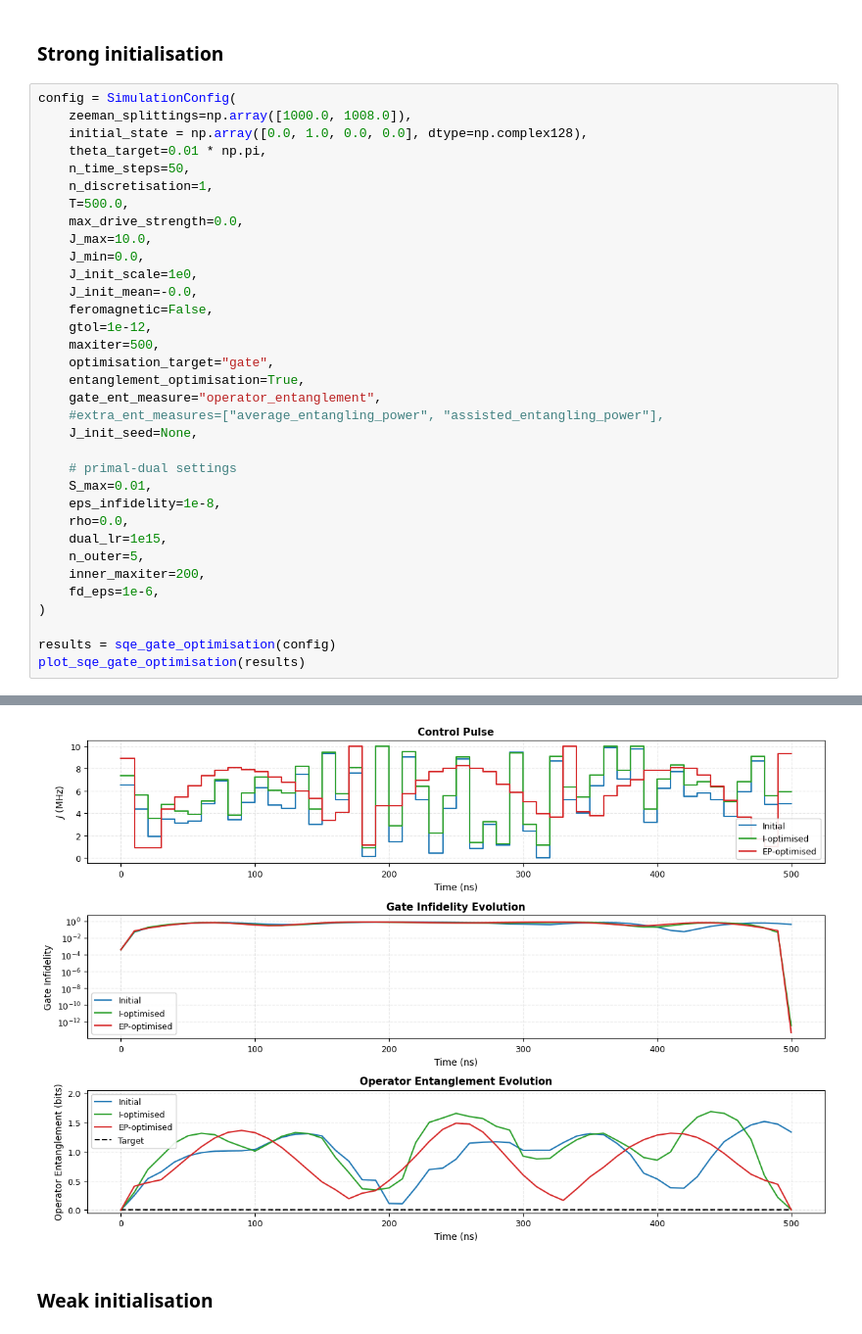
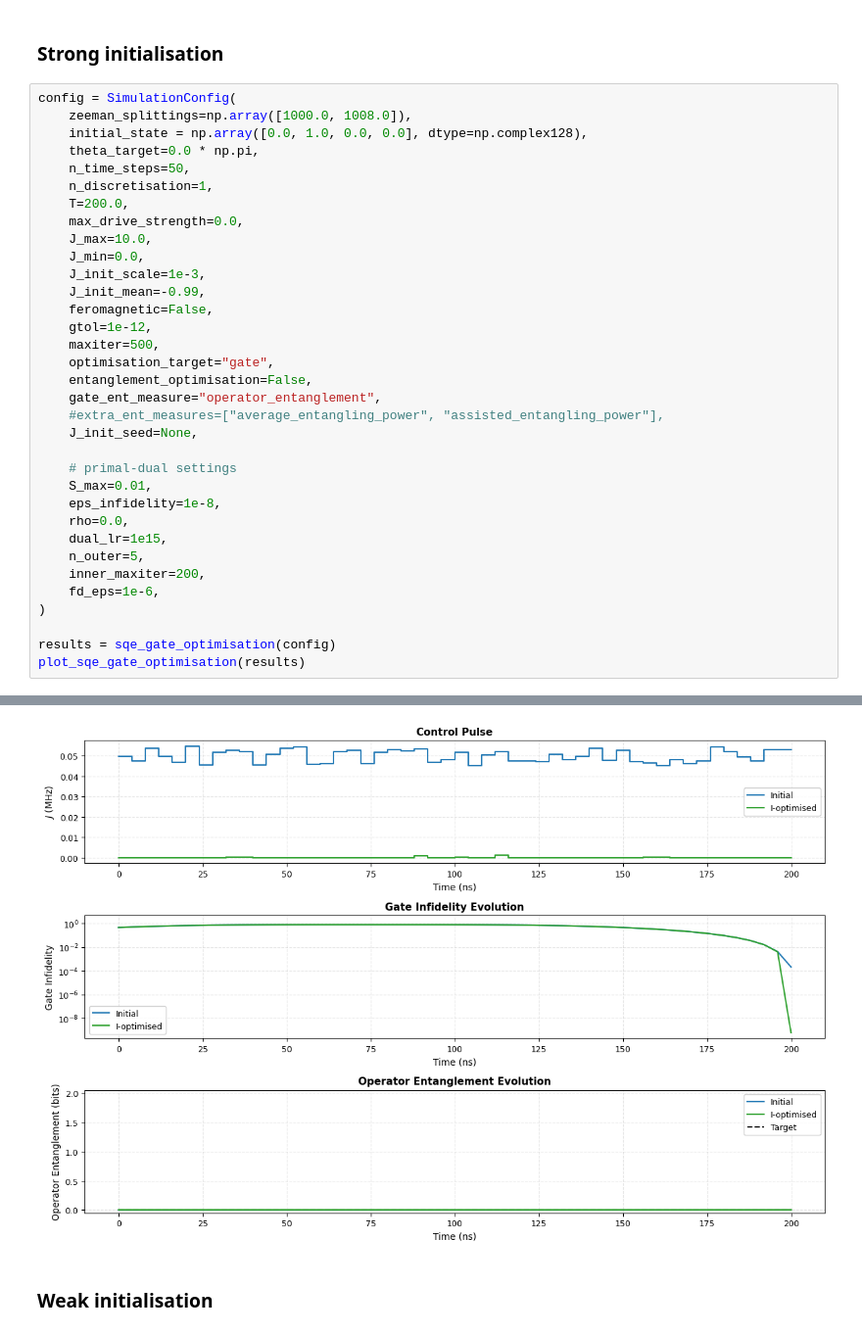
Before and after one commit to haoran-ye/pulse_VQE_entanglement, a Jupyter notebook: notebooks/sqe_gate.ipynb, the cells around one changed output, grey strips where cells are left out. Shown at 98% size. Cells and saved outputs as stored; diff of their text form.

```diff
--- a/notebooks/sqe_gate.ipynb
+++ b/notebooks/sqe_gate.ipynb
@@ -18,20 +18,20 @@ from pulse_vqe_entanglement.plotting_gate import plot_sqe_gate_optimisation
 config = SimulationConfig(
     zeeman_splittings=np.array([1000.0, 1008.0]),
     initial_state = np.array([0.0, 1.0, 0.0, 0.0], dtype=np.complex128),
-    theta_target=0.01 * np.pi,
+    theta_target=0.0 * np.pi,
     n_time_steps=50,
     n_discretisation=1,
-    T=500.0,
+    T=200.0,
     max_drive_strength=0.0,
     J_max=10.0,
     J_min=0.0,
-    J_init_scale=1e0,
-    J_init_mean=-0.0,
+    J_init_scale=1e-3,
+    J_init_mean=-0.99,
     feromagnetic=False,
     gtol=1e-12,
     maxiter=500,
     optimisation_target="gate",
-    entanglement_optimisation=True,
+    entanglement_optimisation=False,
     gate_ent_measure="operator_entanglement",
     #extra_ent_measures=["average_entangling_power", "assisted_entangling_power"],
     J_init_seed=None,
@@ -65,8 +64,8 @@ Tracing control amplitude graph.
 Tracing control amplitude graph.
 Tracing control amplitude graph.
 Tracing control amplitude graph.
 Tracing control amplitude graph.
-[figure, old version]
+[figure, new version]
 # %% [markdown]
 ### Weak initialisation
 # %%
```
Also changed, not shown: parts of 1 cell of this notebook, 19 other files.
